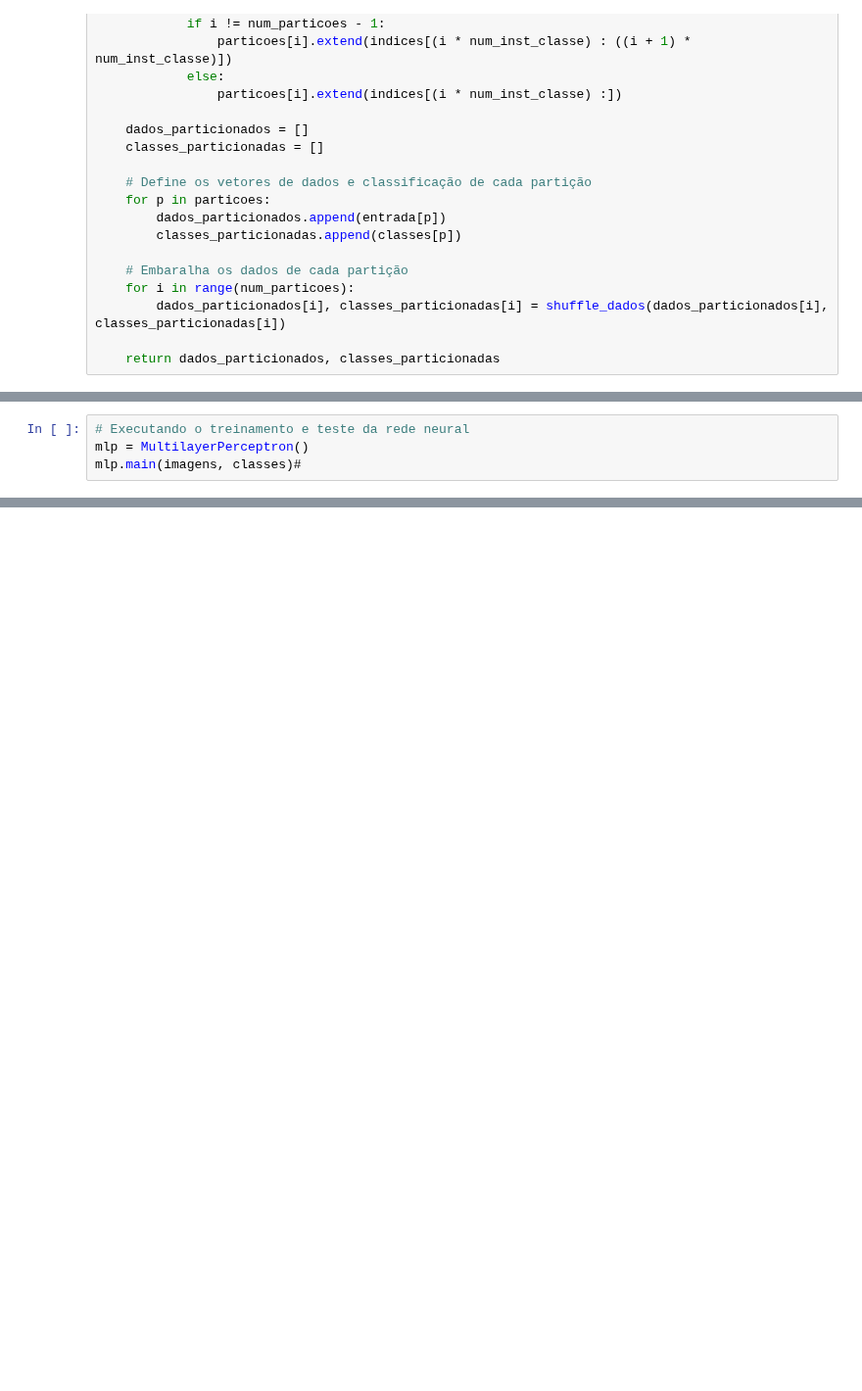
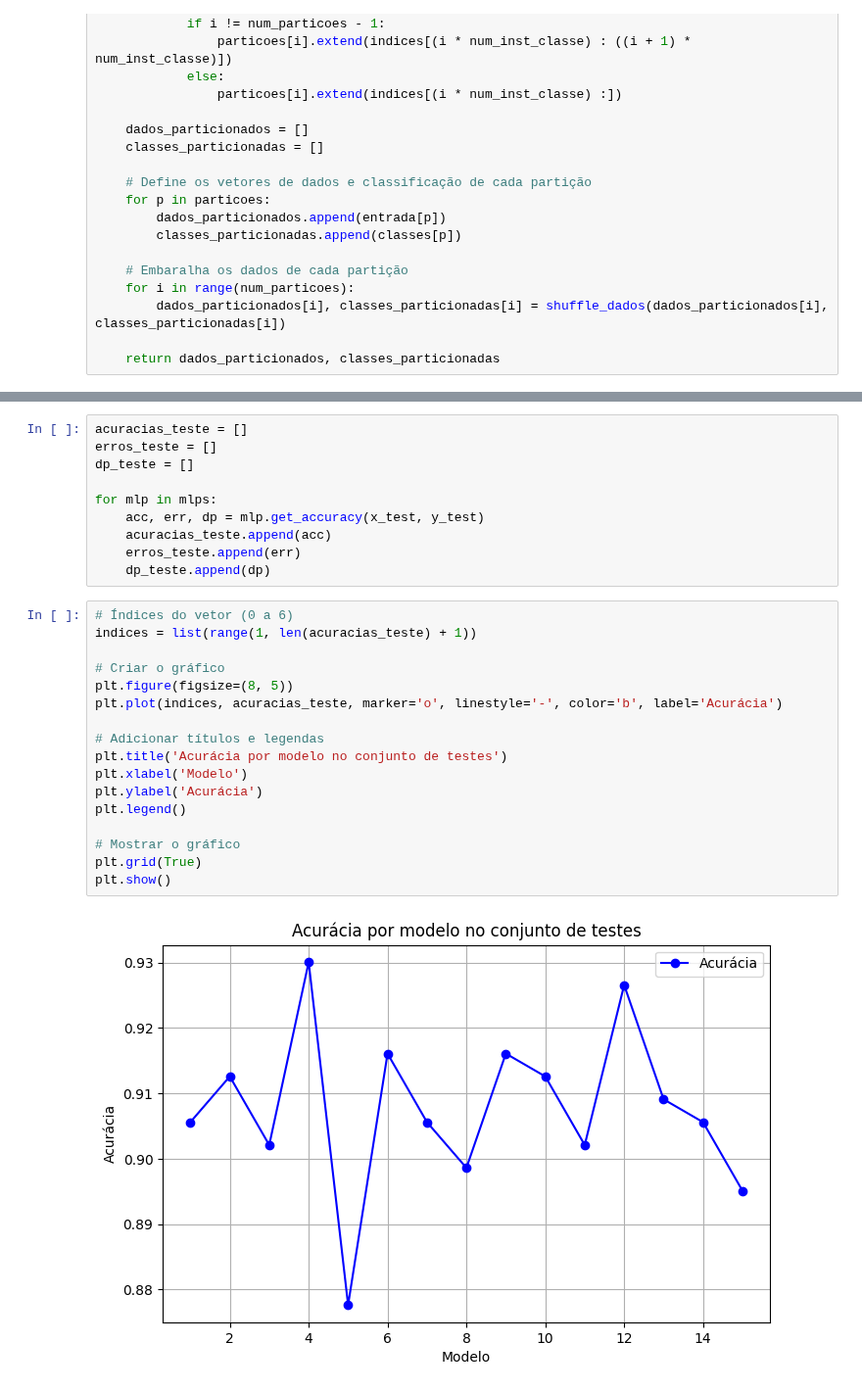
Before and after one commit to claradasneves/ep-ia, a Jupyter notebook: ep_ia_backup.ipynb, the cells around one changed output, grey strips where cells are left out. Shown at 98% size. Cells and saved outputs as stored; diff of their text form; blank space fills up the shorter version.

```diff
--- a/ep_ia_backup.ipynb
+++ b/ep_ia_backup.ipynb
@@ -1063,4 +927,0 @@ print(classes.head())
-# %%
-# Executando o treinamento e teste da rede neural
-mlp = MultilayerPerceptron()
-mlp.main(imagens, classes)#
@@ -1090,0 +966,29 @@ Falta:
+# %%
+acuracias_teste = []
+erros_teste = []
+dp_teste = []
+
+for mlp in mlps:
+    acc, err, dp = mlp.get_accuracy(x_test, y_test)
+    acuracias_teste.append(acc)
+    erros_teste.append(err)
+    dp_teste.append(dp)
+# %%
+# Índices do vetor (0 a 6)
+indices = list(range(1, len(acuracias_teste) + 1))
+
+# Criar o gráfico
+plt.figure(figsize=(8, 5))
+plt.plot(indices, acuracias_teste, marker='o', linestyle='-', color='b', label='Acurácia')
+
+# Adicionar títulos e legendas
+plt.title('Acurácia por modelo no conjunto de testes')
+plt.xlabel('Modelo')
+plt.ylabel('Acurácia')
+plt.legend()
+
+# Mostrar o gráfico
+plt.grid(True)
+plt.show()
+# %% [output]
+[figure, added]
```
Also changed, not shown: parts of 16 cells of this notebook, 13 other files.
